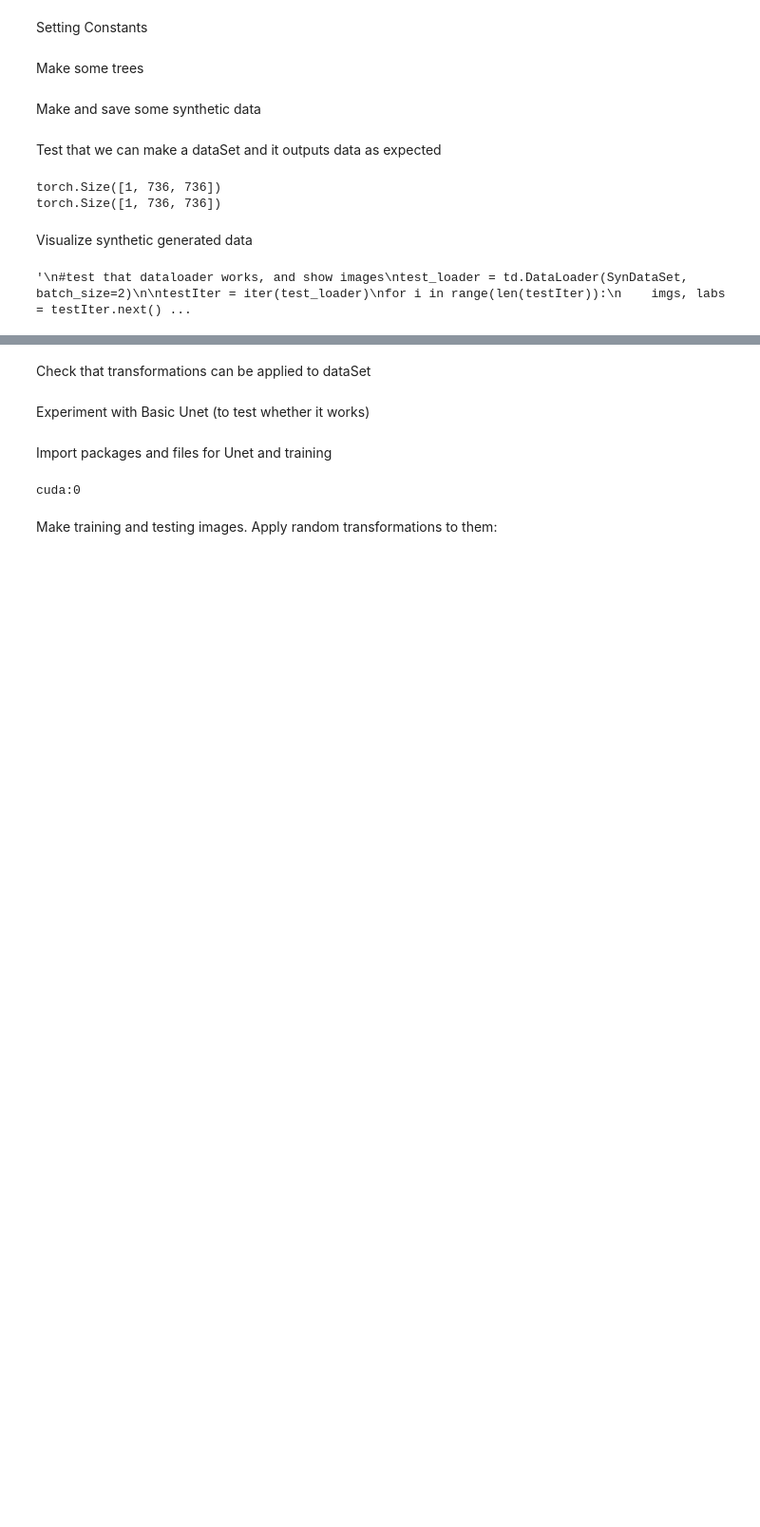
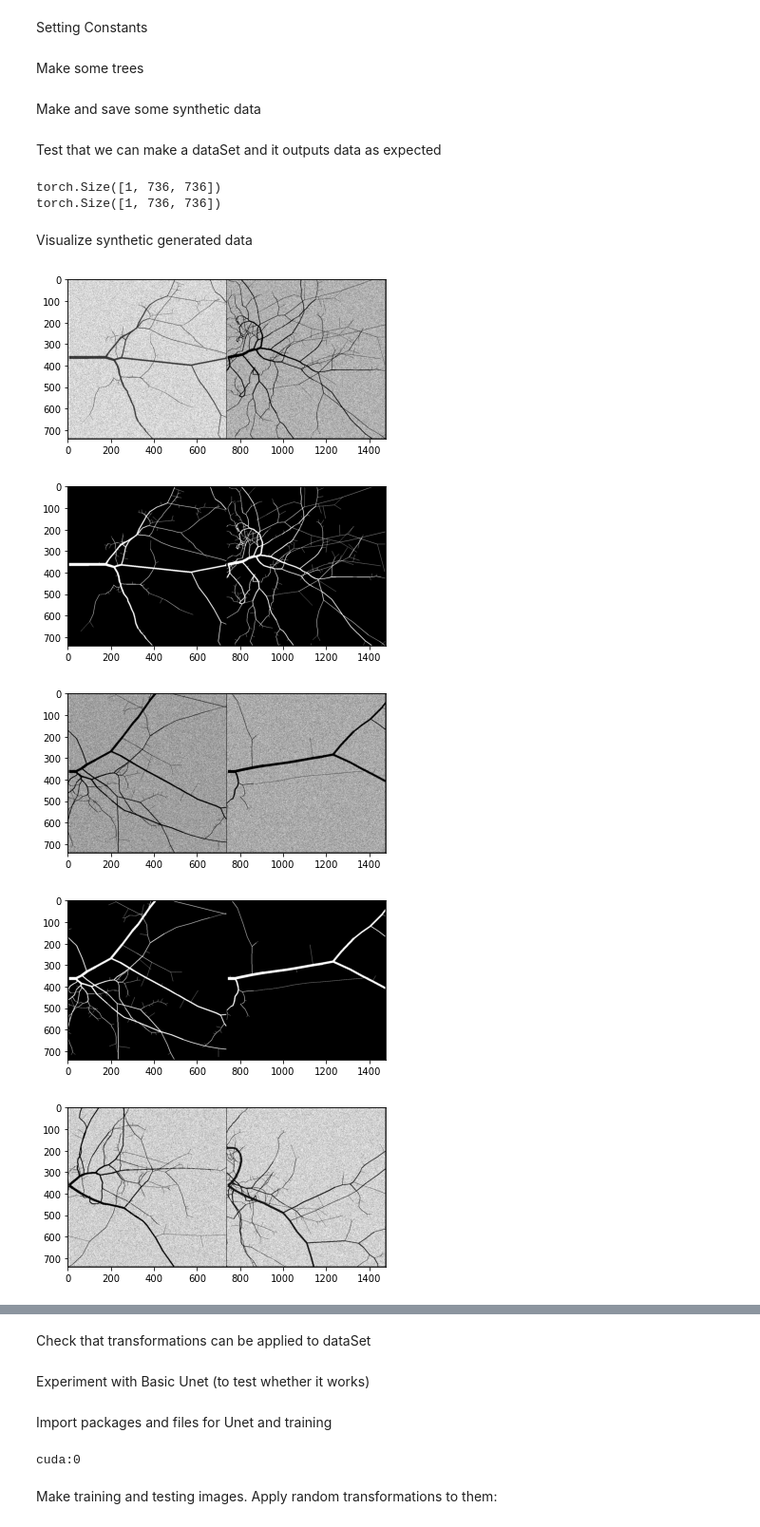
Before and after one commit to Nugni/Bachelor_rep_angiograms, a Jupyter notebook: src/Main.ipynb, the cells around one changed output, grey strips where cells are left out. Shown at 95% size. Saved outputs shown, nothing was run; the diff lists cells and outputs as text; code cells hidden in the pictures; blank space fills up the shorter version.

```diff
--- a/src/Main.ipynb
+++ b/src/Main.ipynb
@@ -47,18 +47,22 @@ torch.Size([1, 736, 736])
 Visualize synthetic generated data
 # %%
 import torchvision
-"""
+
 #test that dataloader works, and show images
 test_loader = td.DataLoader(SynDataSet, batch_size=2)
 
 testIter = iter(test_loader)
 for i in range(len(testIter)):
     imgs, labs = testIter.next()
     grid = torchvision.utils.make_grid(imgs) #.numpy()[0] hack to show tensor in plt
     plt.imshow(grid.numpy()[0], cmap="gray", vmin=0, vmax=255)
     plt.show()
     lab_grid = torchvision.utils.make_grid(labs)
     plt.imshow(lab_grid.numpy()[0], cmap="gray", vmin=0, vmax=1)
-    plt.show()"""
+    plt.show()
 # %% [output]
-'\n#test that dataloader works, and show images\ntest_loader = td.DataLoader(SynDataSet, batch_size=2)\n\ntestIter = iter(test_loader)\nfor i in range(len(testIter)):\n    imgs, labs = testIter.next() ...
+[figure, added]
+[figure, added]
+[figure, added]
+[figure, added]
+[figure, added]
```
Also changed, not shown: parts of 2 cells of this notebook, 1 other file.
